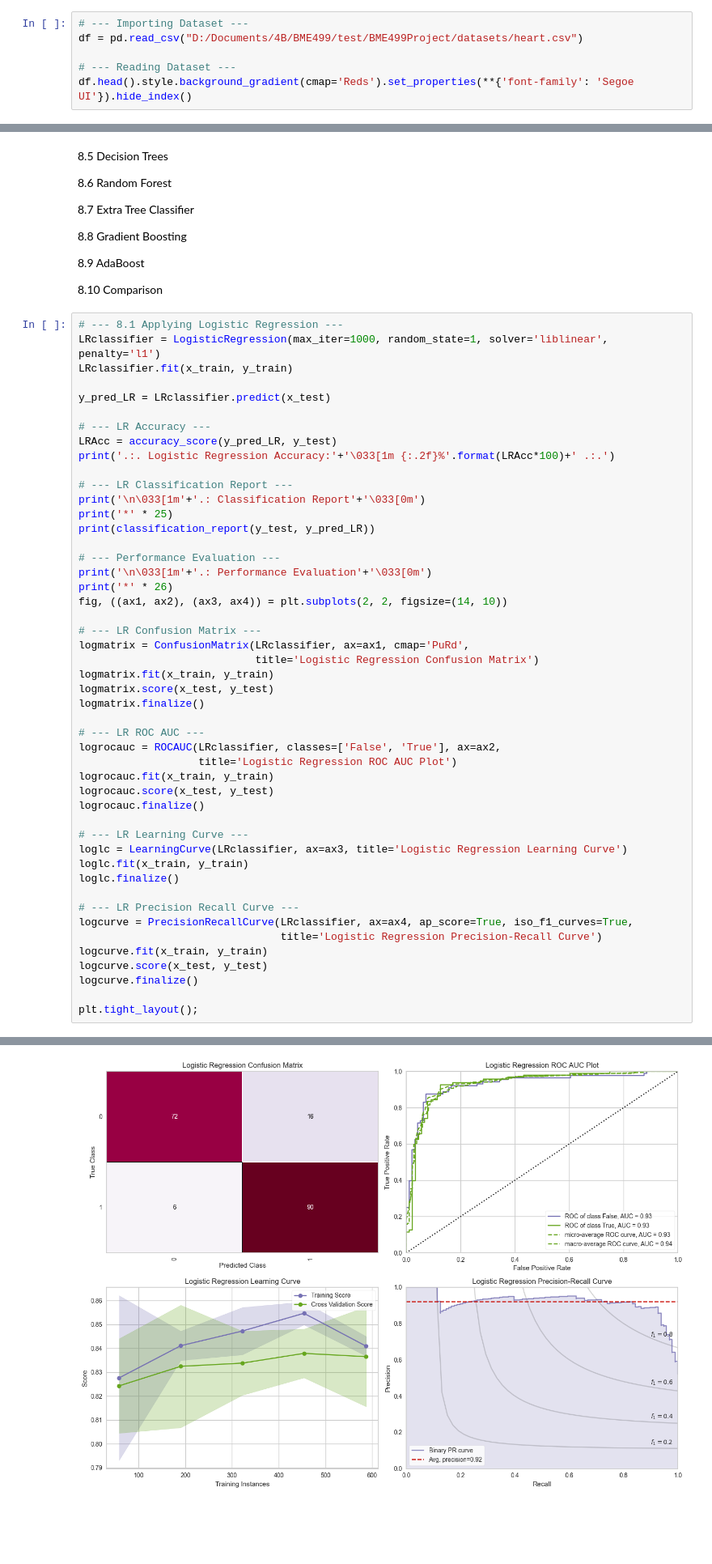
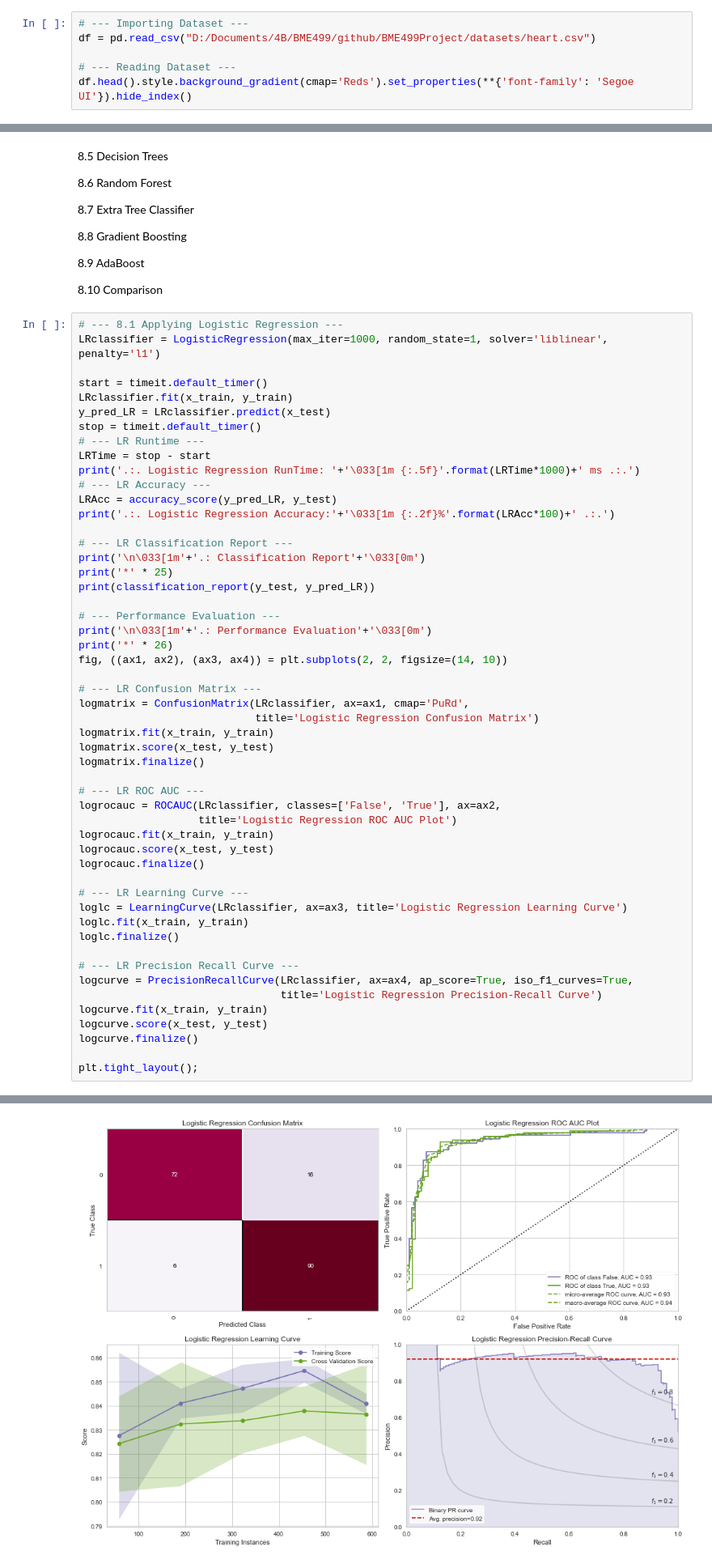
Before and after one commit to amandaglegg/BME499Project, a Jupyter notebook: code/test_data2.ipynb, the cells around one changed output, grey strips where cells are left out. Shown at 81% size. Drawn from its saved outputs; the diff is of its cells as text; blank space fills up the shorter version.

Commit message:
added runtime for all algorithms, data not changed

```diff
--- a/code/test_data2.ipynb
+++ b/code/test_data2.ipynb
@@ -57,7 +60,7 @@ sns.palplot(black_grad)
 *3. import and read dataset
 # %%
 # --- Importing Dataset ---
-df = pd.read_csv("D:/Documents/4B/BME499/test/BME499Project/datasets/heart.csv")
+df = pd.read_csv("D:/Documents/4B/BME499/github/BME499Project/datasets/heart.csv")
 
 # --- Reading Dataset ---
 df.head().style.background_gradient(cmap='Reds').set_properties(**{'font-family': 'Segoe UI'}).hide_index()
@@ -515,10 +518,14 @@ Models will be tried:
 # %%
 # --- 8.1 Applying Logistic Regression ---
 LRclassifier = LogisticRegression(max_iter=1000, random_state=1, solver='liblinear', penalty='l1')
+
+start = timeit.default_timer()
 LRclassifier.fit(x_train, y_train)
-
 y_pred_LR = LRclassifier.predict(x_test)
-
+stop = timeit.default_timer()
+# --- LR Runtime ---
+LRTime = stop - start
+print('.:. Logistic Regression RunTime: '+'\033[1m {:.5f}'.format(LRTime*1000)+' ms .:.')
 # --- LR Accuracy ---
 LRAcc = accuracy_score(y_pred_LR, y_test)
 print('.:. Logistic Regression Accuracy:'+'\033[1m {:.2f}%'.format(LRAcc*100)+' .:.')
@@ -564,20 +572,20 @@ plt.tight_layout();
 .:. Logistic Regression Accuracy: 88.04% .:.
 
 .: Classification Report
 *************************
               precision    recall  f1-score   support
 
            0       0.92      0.82      0.87        88
            1       0.85      0.94      0.89        96
 
     accuracy                           0.88       184
    macro avg       0.89      0.88      0.88       184
 weighted avg       0.88      0.88      0.88       184
 
 
 .: Performance Evaluation
 **************************
-[figure, old version]
+[figure, new version]
 # %%
 # --- 8.2 Applying KNN ---
 KNNClassifier = KNeighborsClassifier(n_neighbors=3)
```
Also changed, not shown: parts of 13 cells of this notebook.
